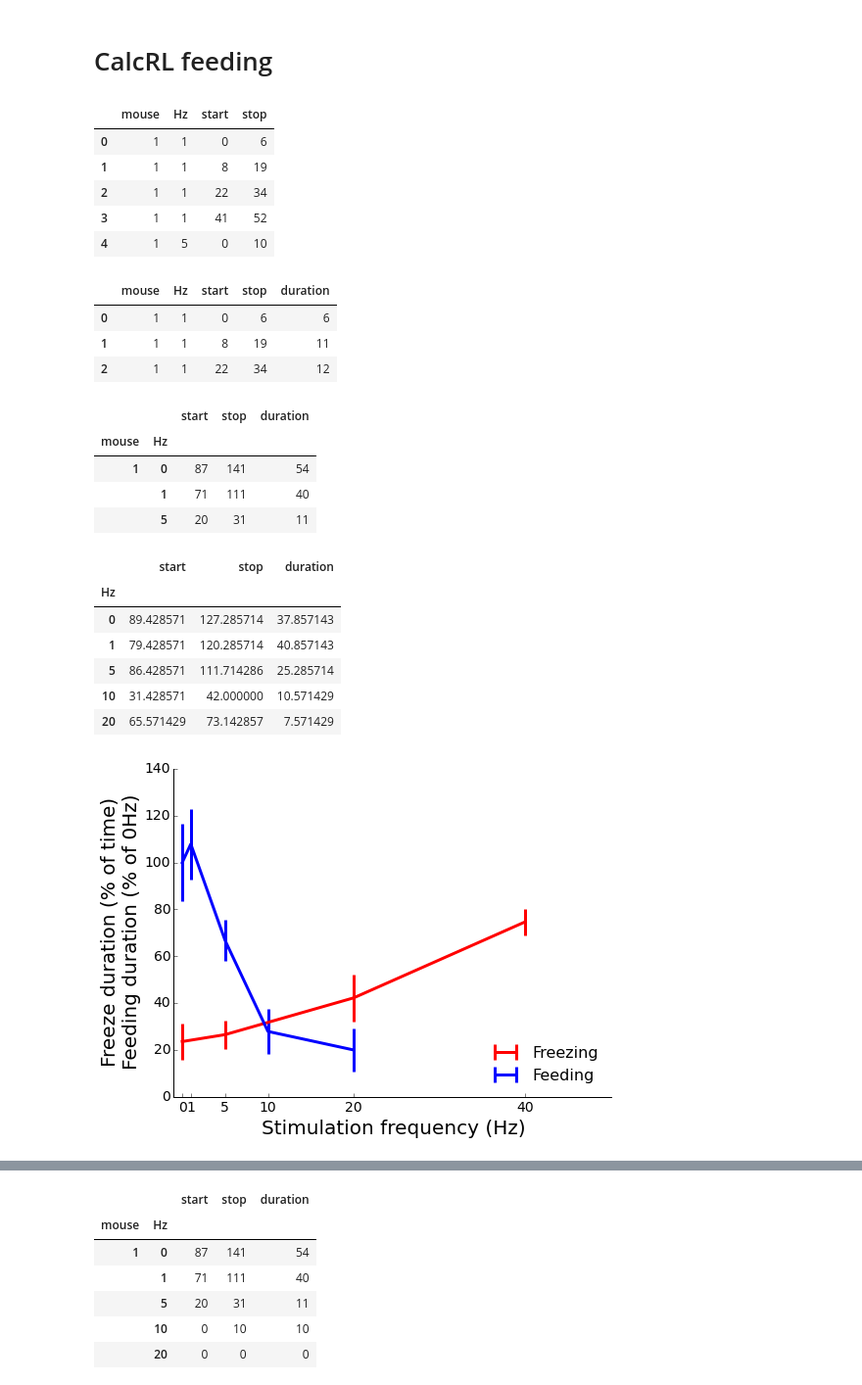
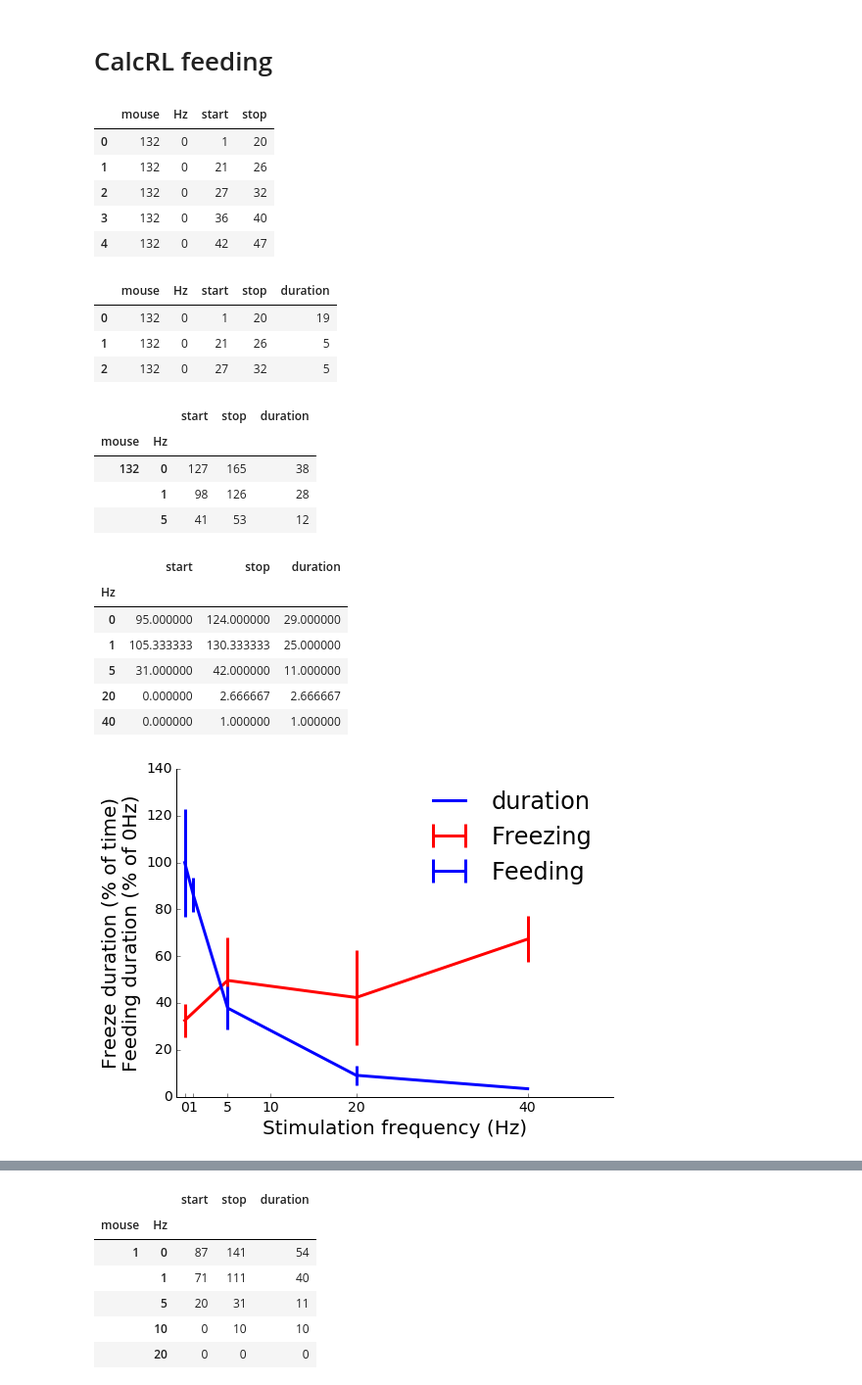
Before and after one commit to map222/MPNeuro, a Jupyter notebook: CalcRL Freezing behaviour.ipynb, the cells around one changed output, grey strips where cells are left out. Shown at 98% size. Drawn from its saved outputs; the diff is of its cells as text; code cells hidden in the pictures.

```diff
--- a/CalcRL Freezing behaviour.ipynb
+++ b/CalcRL Freezing behaviour.ipynb
@@ -16,7 +16,8 @@ color_dict = {5: 'blue', 20:'red', 40:'black', 0:'orange'}
 mpl.rc('lines', linewidth=3)
 # %%
 col_names = ['a', 'b', 'time', 'freq', 'mouse_id', 'train_test', 'distance', 'immobile_dur', 'c']
-freeze_df = pd.read_csv('CalcRL freezing.csv', sep = ';', encoding='utf-16', skiprows=4, header=None)
+#freeze_df = pd.read_csv('CalcRL freezing.csv', sep = ';', encoding='utf-16', skiprows=4, header=None)
+freeze_df = pd.read_csv('2016-Feb CalcRL frequency dependent freezing.csv', sep = ';', encoding='utf-16', skiprows=4, header=None)
 freeze_df.columns = col_names
 freeze_df.drop(freeze_df.columns[-1], axis = 1, inplace=True)
 freeze_df.sort(columns = ['freq', 'train_test', 'mouse_id', 'time'], inplace=True)
@@ -33,7 +34,7 @@ one_min_sum = freeze_df['immobile_dur'] + np.roll(freeze_df['immobile_dur'], -1)
 freeze_df['immobile_roll_sum'] = one_min_sum
 # %%
 grouped_df_mean= freeze_df.groupby(['time', 'freq', 'train_test']).mean()
-grouped_df_mean.drop('mouse_id', axis = 1, inplace=True)
+#grouped_df_mean.drop('mouse_id', axis = 1, inplace=True)
 grouped_df_mean.index = grouped_df_mean.index.swaplevel(0, 2)
 grouped_df_mean.index = grouped_df_mean.index.swaplevel(0, 1)
 grouped_df_mean.sortlevel(level = ['freq', 'train_test', 'time'], inplace=True)
@@ -47,11 +48,11 @@ grouped_df_mean.head(3)
 # %%
 grouped_df_std = freeze_df.groupby(['time', 'freq', 'train_test']).std()
-grouped_df_std.drop('mouse_id', axis = 1, inplace=True)
+#grouped_df_std.drop('mouse_id', axis = 1, inplace=True)
 #grouped_df_std.columns = ['dist_std', 'immobile_std']
 grouped_df_std.index = grouped_df_std.index.swaplevel(0, 2)
 grouped_df_std.index = grouped_df_std.index.swaplevel(0, 1)
 grouped_df_std.sortlevel(inplace=True)
-grouped_df_std.head(3)
+grouped_df_std.head(2)
 # %% [output]
 |  |  |  | distance | immobile_dur | immobile_roll_sum |
 | freq | train_test | time |  |  |  |
@@ -155,32 +159,33 @@ fig.savefig('Frequency vs immobility.png')
 # %% [markdown]
 # CalcRL feeding
 # %%
-feed_df = pd.read_csv('CalcRL feeding lick times - retry.csv', sep=';')
+#feed_df = pd.read_csv('CalcRL feeding lick times - retry.csv', sep=';')
+feed_df = pd.read_csv('160222 CalcRL feeding.csv', sep=';')
 feed_df.head()
 # %% [output]
 |  | mouse | Hz | start | stop |
-| 0 | 1 | 1 | 0 | 6 |
-| 1 | 1 | 1 | 8 | 19 |
-| 2 | 1 | 1 | 22 | 34 |
-| 3 | 1 | 1 | 41 | 52 |
-| 4 | 1 | 5 | 0 | 10 |
+| 0 | 132 | 0 | 1 | 20 |
+| 1 | 132 | 0 | 21 | 26 |
+| 2 | 132 | 0 | 27 | 32 |
+| 3 | 132 | 0 | 36 | 40 |
+| 4 | 132 | 0 | 42 | 47 |
 # %%
 feed_df['duration'] = feed_df.stop - feed_df.start
 feed_df.head(3)
 # %% [output]
 |  | mouse | Hz | start | stop | duration |
-| 0 | 1 | 1 | 0 | 6 | 6 |
-| 1 | 1 | 1 | 8 | 19 | 11 |
-| 2 | 1 | 1 | 22 | 34 | 12 |
+| 0 | 132 | 0 | 1 | 20 | 19 |
+| 1 | 132 | 0 | 21 | 26 | 5 |
+| 2 | 132 | 0 | 27 | 32 | 5 |
 # %%
 sum_feed_df = feed_df.groupby(['mouse', 'Hz']).sum()
 sum_feed_df.head(3)
 # %% [output]
 |  |  | start | stop | duration |
 | mouse | Hz |  |  |  |
-| 1 | 0 | 87 | 141 | 54 |
-|  | 1 | 71 | 111 | 40 |
-|  | 5 | 20 | 31 | 11 |
+| 132 | 0 | 127 | 165 | 38 |
+|  | 1 | 98 | 126 | 28 |
+|  | 5 | 41 | 53 | 12 |
 # %%
 mean_mouse_feed_df = sum_feed_df.groupby(level = 'Hz').mean()
 std_mouse_feed_df = sum_feed_df.groupby(level = 'Hz').std()
@@ -188,33 +193,33 @@ mean_mouse_feed_df.head()
 # %% [output]
 |  | start | stop | duration |
 | Hz |  |  |  |
-| 0 | 89.428571 | 127.285714 | 37.857143 |
-| 1 | 79.428571 | 120.285714 | 40.857143 |
-| 5 | 86.428571 | 111.714286 | 25.285714 |
-| 10 | 31.428571 | 42.000000 | 10.571429 |
-| 20 | 65.571429 | 73.142857 | 7.571429 |
+| 0 | 95.000000 | 124.000000 | 29.000000 |
+| 1 | 105.333333 | 130.333333 | 25.000000 |
+| 5 | 31.000000 | 42.000000 | 11.000000 |
+| 20 | 0.000000 | 2.666667 | 2.666667 |
+| 40 | 0.000000 | 1.000000 | 1.000000 |
 # %%
 fig, ax = plt.subplots(1, figsize=[8, 6])
 freeze_indices = np.array([0,  5, 20, 40])
-freq_means = np.array([test_0Hz_mean[0], test_5Hz_mean[0], test_20Hz_mean[0], test_40Hz_mean[0]] )/ 60
-freq_stes = np.array([test_0Hz_ste[0],  test_5Hz_ste[0], test_20Hz_ste[0], test_40Hz_ste[0]] ) / 60
-plt.errorbar(freeze_indices,  100 *freq_means,  100 *freq_stes, linewidth=lw, label = 'Freezing', color = 'r', capsize = 0)
+freq_means = np.array([test_0Hz_mean[0], test_5Hz_mean[0], test_20Hz_mean[0], test_40Hz_mean[0]] )/ 48
+freq_stes = np.array([test_0Hz_ste[0],  test_5Hz_ste[0], test_20Hz_ste[0], test_40Hz_ste[0]] ) / 48
+plt.errorbar(freeze_indices,  100 *freq_means,  100 *freq_stes, label = 'Freezing', color = 'r', capsize = 0)
 
-feed_indices = np.array([0, 1, 5, 10, 20])
+feed_indices = np.array([0, 1, 5, 20, 40])
 max_duration =  mean_mouse_feed_df['duration'][0]
 plt.errorbar(feed_indices, 100 *mean_mouse_feed_df['duration'] / max_duration,
               100 *std_mouse_feed_df['duration'] / (max_duration * np.sqrt(NUM_MICE_FEED)),
-            label = 'Feeding', linewidth = lw, color = 'b', capsize = 0)
+            label = 'Feeding', color = 'b', capsize = 0)
 plt.xlim([-1, 50])
 plt.ylim([0, 140])
 
-plt.ylabel('Freeze duration (% of time)\nFeeding duration (% of 0Hz)', fontsize = fs)
-plt.xlabel('Stimulation frequency (Hz)', fontsize = fs)
+plt.ylabel('Freeze duration (% of time)\nFeeding duration (% of 0Hz)')
+plt.xlabel('Stimulation frequency (Hz)')
 plt.xticks([0,1,5,10,20,40])
 prettify_axes(plt.gca())
-plt.legend(loc='lower right', frameon=False, fontsize = fs-4);
+plt.legend(loc='upper right', frameon=False);
 fig.savefig('CalcRL Freezing vs Feeding.png');
 # %% [output]
-[figure, old version]
+[figure, new version]
 # %%
 fig, ax = plt.subplots(1, figsize=[8, 6])
```
Also changed, not shown: parts of 10 cells of this notebook, 13 other files.
